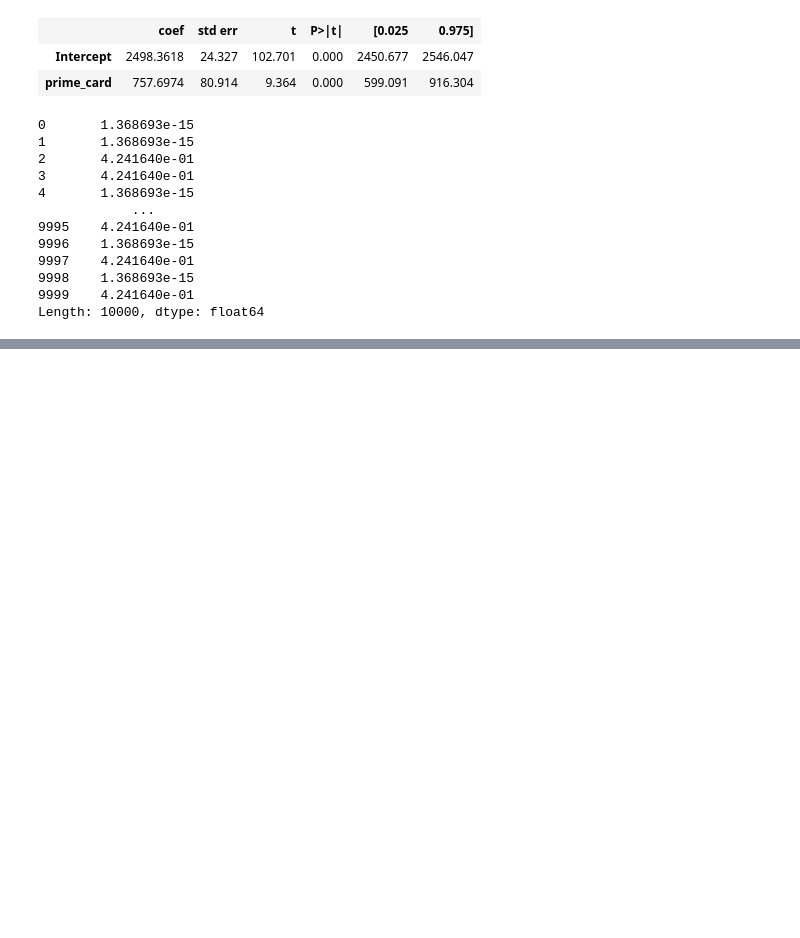
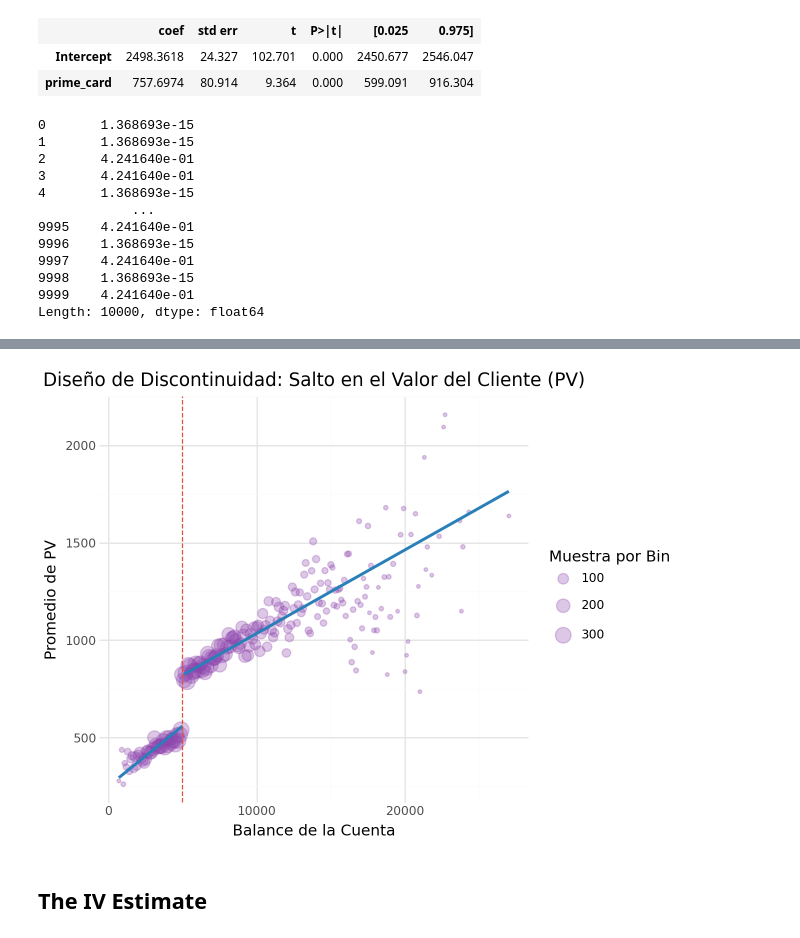
Before and after one commit to Sechi42/Causal_Inference-with-python, a Jupyter notebook: ch11/Noncompliance_and_intruments.ipynb, the cells around one changed output, grey strips where cells are left out. Drawn from its saved outputs; the diff is of its cells as text; code cells hidden in the pictures; blank space fills up the shorter version.

```diff
--- a/ch11/Noncompliance_and_intruments.ipynb
+++ b/ch11/Noncompliance_and_intruments.ipynb
@@ -139,0 +430,3 @@ Length: 10000, dtype: float64
+# %%
+df_dd = pl.read_csv("../data/prime_card_discontinuity.csv")
+df_dd.head()
@@ -139,0 +446,3 @@ Length: 10000, dtype: float64
+# %%
+m = smf.ols(f"pv ~ balance * I(balance > 5000)", df_dd.to_pandas()).fit()
+m.summary().tables[1]
@@ -139,0 +455,44 @@ Length: 10000, dtype: float64
+# %%
+# 1. Procesamiento con Polars: redondear balance y agrupar
+plt_df = (
+    df_dd
+    .with_columns(
+        balance_bin=(pl.col("balance") / 100).round(0) * 100
+    )
+    .group_by("balance_bin")
+    .agg(
+        pl.col("pv").mean(),
+        pl.len().alias("size")
+    )
+    .sort("balance_bin")
+)
+
+# 2. Generar predicciones para la línea (convertimos a pandas para statsmodels)
+# Aseguramos que el nombre de la columna coincida con la fórmula del modelo 'm'
+df_for_pred = plt_df.select(pl.col("balance_bin").alias("balance")).to_pandas()
+plt_df = plt_df.with_columns(
+    y_hat = pl.Series(m.predict(df_for_pred))
+)
+
+# 3. Graficar con plotnine
+(
+    ggplot(plt_df, aes(x="balance_bin", y="pv"))
+    + geom_point(aes(size="size"), alpha=0.3, color="#8e44ad")
+    + geom_line(
+        aes(y="y_hat", group="balance_bin > 5000"),
+        color="#2980b9",
+        size=1.2
+    )
+    + geom_vline(xintercept=5000, linetype="dashed", color="#e74c3c")
+    + labs(
+        title="Diseño de Discontinuidad: Salto en el Valor del Cliente (PV)",
+        x="Balance de la Cuenta",
+        y="Promedio de PV",
+        size="Muestra por Bin"
+    )
+    + theme_minimal()
+)
+# %% [output]
+[figure, added]
+# %% [markdown]
+## The IV Estimate
```
Also changed, not shown: parts of 30 cells of this notebook.
